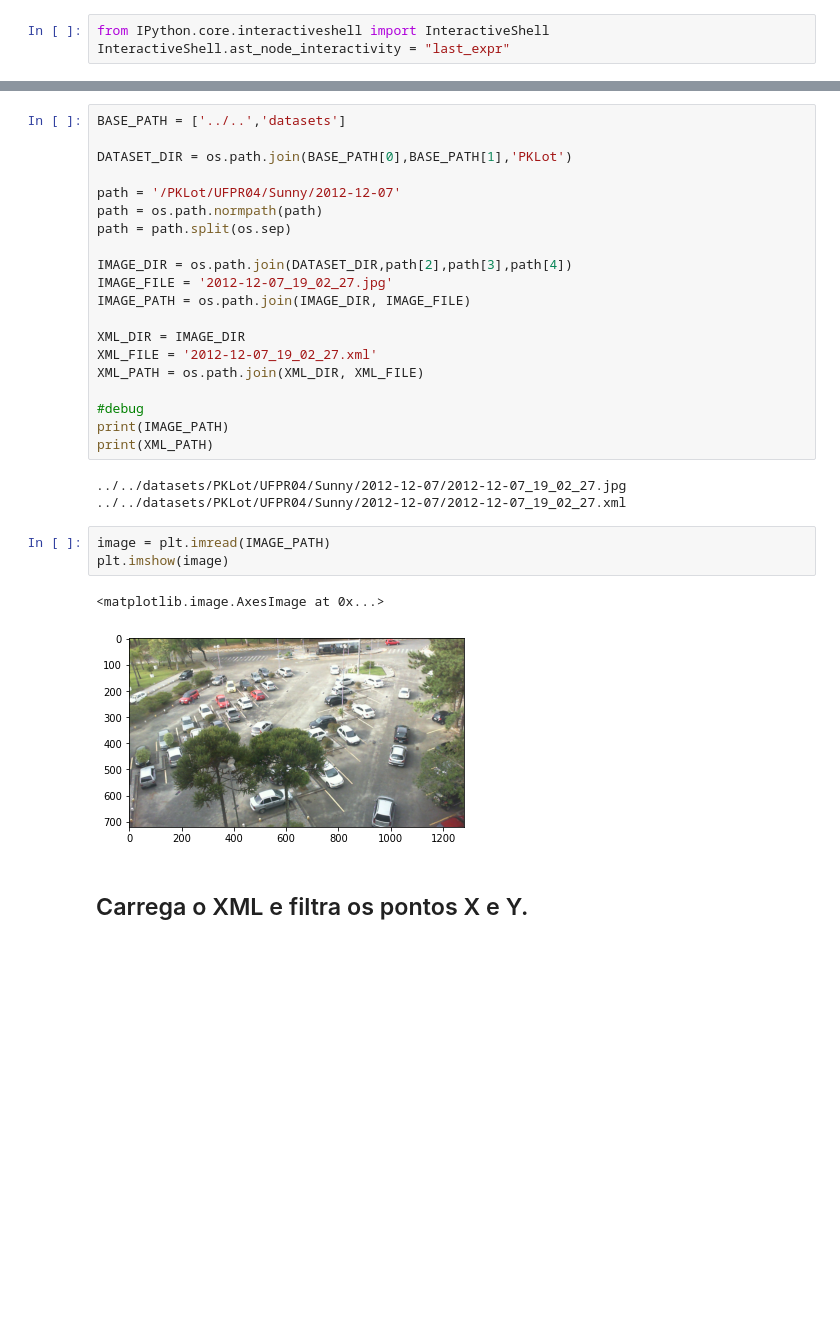
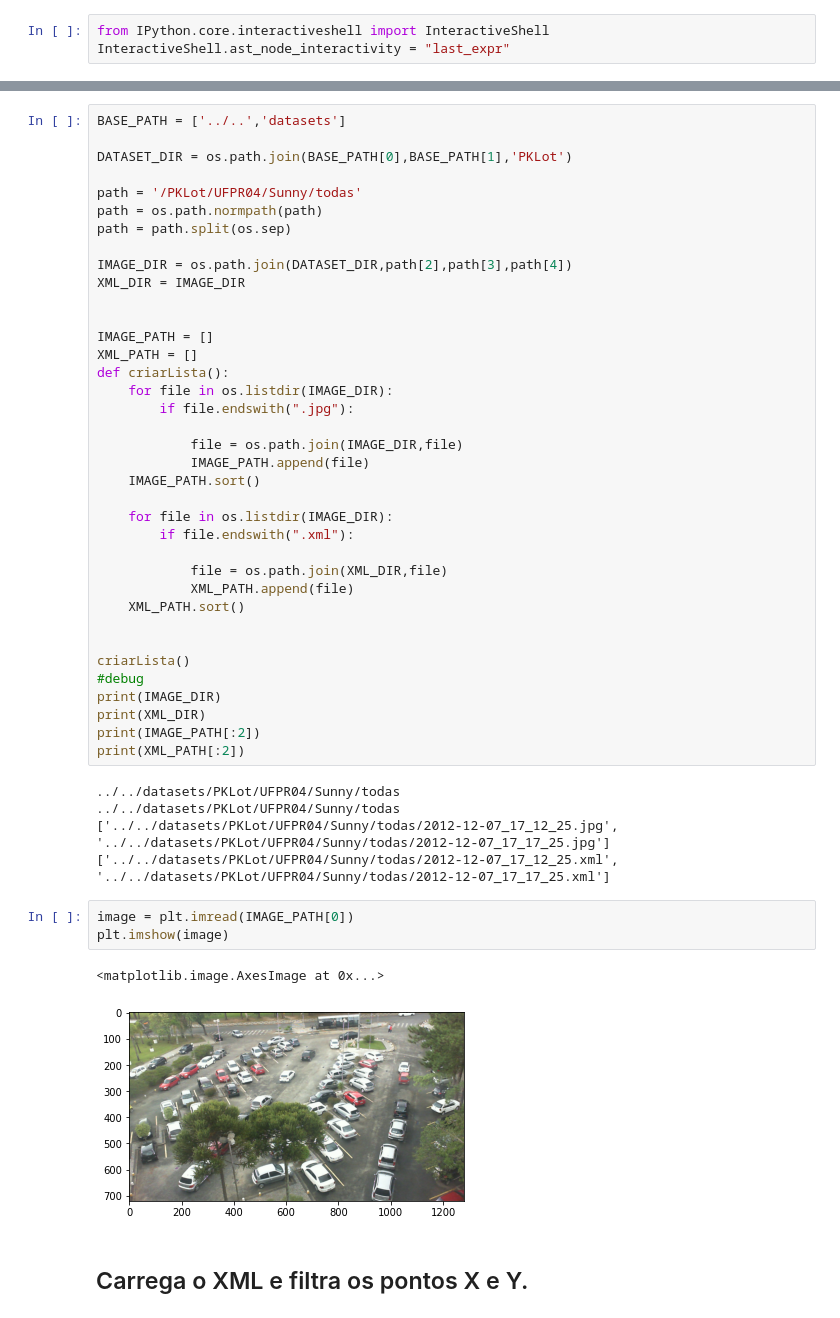
Before and after one commit to pedrodsk/Cursos, a Jupyter notebook: tcc/crop.ipynb, the cells around one changed output, grey strips where cells are left out. Drawn from its saved outputs; the diff is of its cells as text; blank space fills up the shorter version.

```diff
--- a/tcc/crop.ipynb
+++ b/tcc/crop.ipynb
@@ -17,30 +36,49 @@ BASE_PATH = ['../..','datasets']
 
 DATASET_DIR = os.path.join(BASE_PATH[0],BASE_PATH[1],'PKLot')
 
-path = '/PKLot/UFPR04/Sunny/2012-12-07'
+path = '/PKLot/UFPR04/Sunny/todas'
 path = os.path.normpath(path)
 path = path.split(os.sep)
 
 IMAGE_DIR = os.path.join(DATASET_DIR,path[2],path[3],path[4])
-IMAGE_FILE = '2012-12-07_19_02_27.jpg'
-IMAGE_PATH = os.path.join(IMAGE_DIR, IMAGE_FILE)
+XML_DIR = IMAGE_DIR
 
-XML_DIR = IMAGE_DIR
-XML_FILE = '2012-12-07_19_02_27.xml'
-XML_PATH = os.path.join(XML_DIR, XML_FILE)
 
+IMAGE_PATH = []
+XML_PATH = []
+def criarLista():
+    for file in os.listdir(IMAGE_DIR):
+        if file.endswith(".jpg"):
+
+            file = os.path.join(IMAGE_DIR,file)
+            IMAGE_PATH.append(file)
+    IMAGE_PATH.sort()
+
+    for file in os.listdir(IMAGE_DIR):
+        if file.endswith(".xml"):
+
+            file = os.path.join(XML_DIR,file)
+            XML_PATH.append(file)
+    XML_PATH.sort()
+
+
+criarLista()
 #debug
-print(IMAGE_PATH)
-print(XML_PATH)
+print(IMAGE_DIR)
+print(XML_DIR)
+print(IMAGE_PATH[:2])
+print(XML_PATH[:2])
 # %% [output]
-../../datasets/PKLot/UFPR04/Sunny/2012-12-07/2012-12-07_19_02_27.jpg
-../../datasets/PKLot/UFPR04/Sunny/2012-12-07/2012-12-07_19_02_27.xml
+../../datasets/PKLot/UFPR04/Sunny/todas
+../../datasets/PKLot/UFPR04/Sunny/todas
+['../../datasets/PKLot/UFPR04/Sunny/todas/2012-12-07_17_12_25.jpg', '../../datasets/PKLot/UFPR04/Sunny/todas/2012-12-07_17_17_25.jpg']
+['../../datasets/PKLot/UFPR04/Sunny/todas/2012-12-07_17_12_25.xml', '../../datasets/PKLot/UFPR04/Sunny/todas/2012-12-07_17_17_25.xml']
 # %%
-image = plt.imread(IMAGE_PATH)
+image = plt.imread(IMAGE_PATH[0])
 plt.imshow(image)
 # %% [output]
 <matplotlib.image.AxesImage at 0x...>
-[figure, old version]
+[figure, new version]
 # %% [markdown]
 ## Carrega o XML e filtra os pontos X e Y.
 # %%
```
Also changed, not shown: parts of 13 cells of this notebook, 3 other files.
